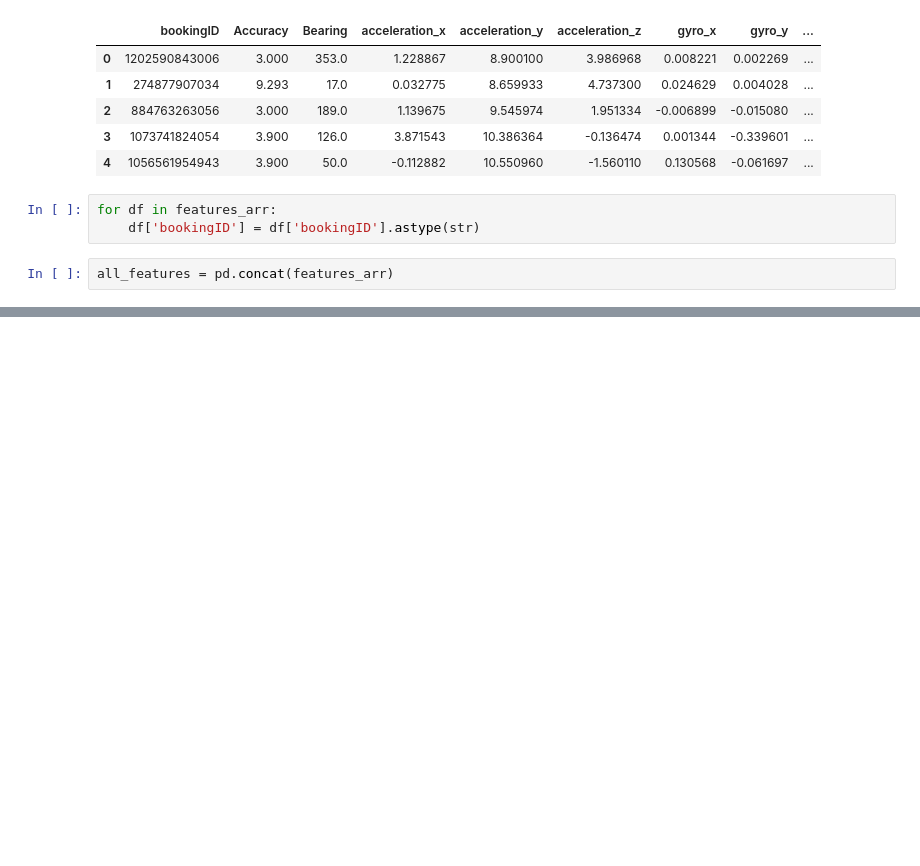
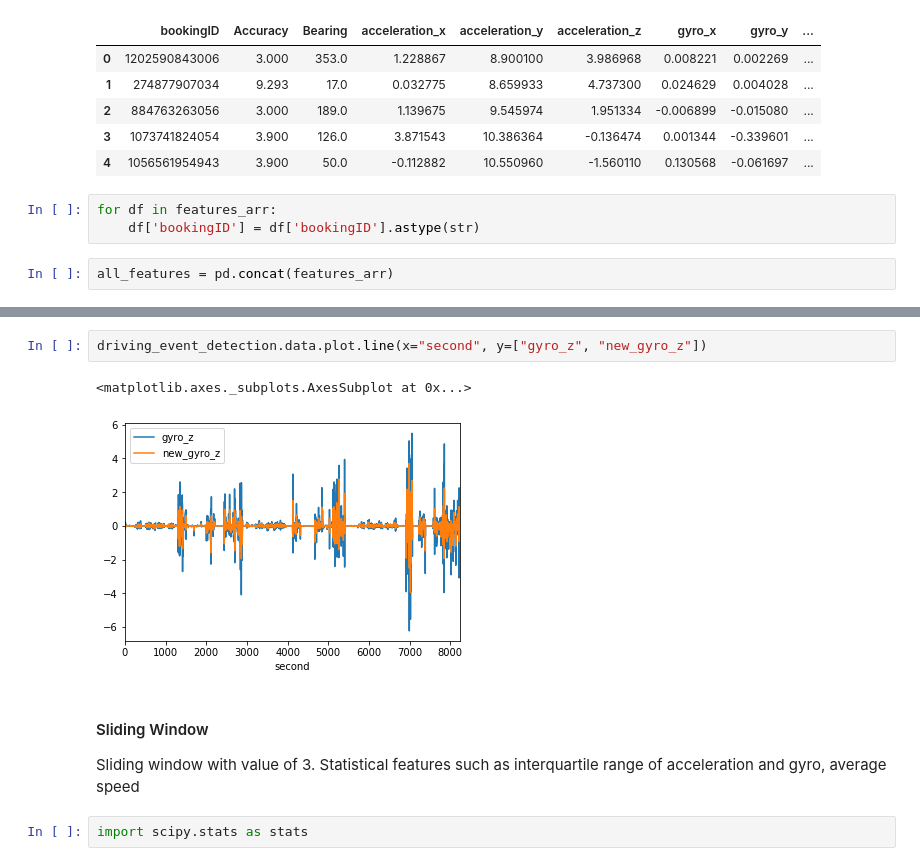
Before and after one commit to fariqodri/aiforsea, a Jupyter notebook: aiforsea.ipynb, the cells around one changed output, grey strips where cells are left out. Saved outputs shown, nothing was run; the diff lists cells and outputs as text; blank space fills up the shorter version.

```diff
--- a/aiforsea.ipynb
+++ b/aiforsea.ipynb
@@ -37,0 +136,10 @@ grouped_by_booking_id = all_features.sort_values("second").groupby('bookingID',
+# %%
+driving_event_detection.data.plot.line(x="second", y=["gyro_z", "new_gyro_z"])
+# %% [output]
+<matplotlib.axes._subplots.AxesSubplot at 0x...>
+[figure, added]
+# %% [markdown]
+#### Sliding Window
+Sliding window with value of 3. Statistical features such as interquartile range of acceleration and gyro, average speed
+# %%
+import scipy.stats as stats
```
Also changed, not shown: parts of 40 cells of this notebook.
